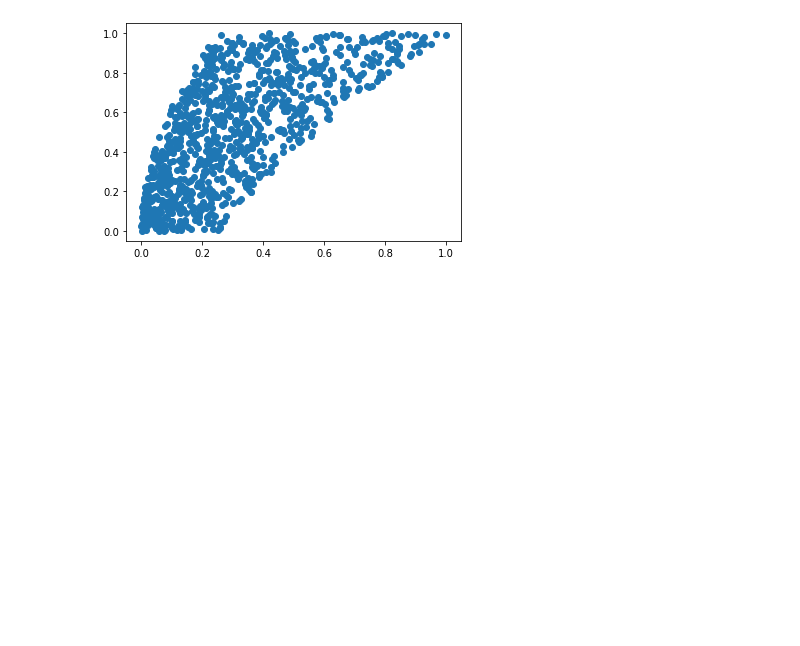
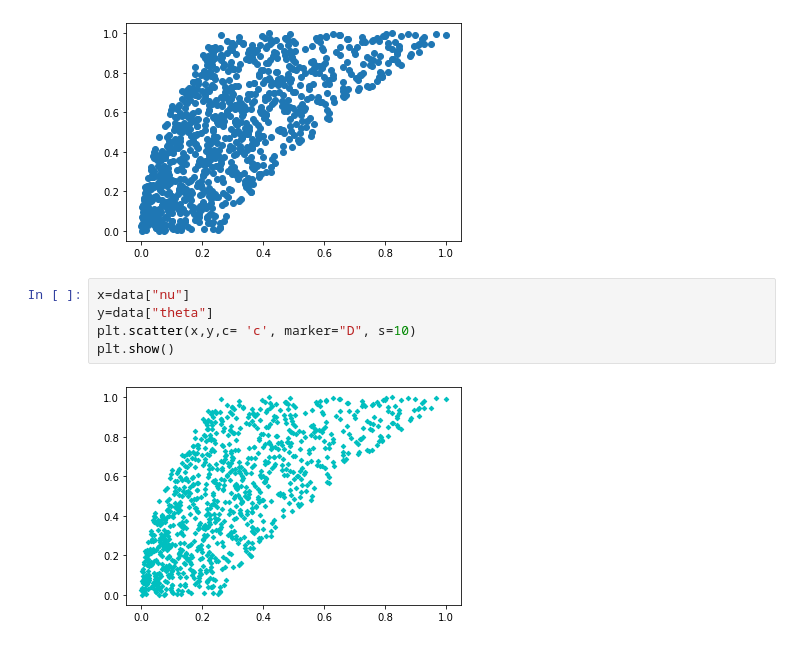
Before and after one commit to Sreekanthrshekar/personal_projects, a Jupyter notebook: Matplotlib.ipynb, the cells around one changed output. Cells and saved outputs as stored; diff of their text form; blank space fills up the shorter version.

Commit message:
added ways to change marker shape, size and color.

```diff
--- a/Matplotlib.ipynb
+++ b/Matplotlib.ipynb
@@ -204,3 +204,10 @@ plt.scatter(x,y)
 plt.show()
 # %% [output]
 [figure]
+# %%
+x=data["nu"]
+y=data["theta"]
+plt.scatter(x,y,c= 'c', marker="D", s=10)
+plt.show()
+# %% [output]
+[figure, added]
```
